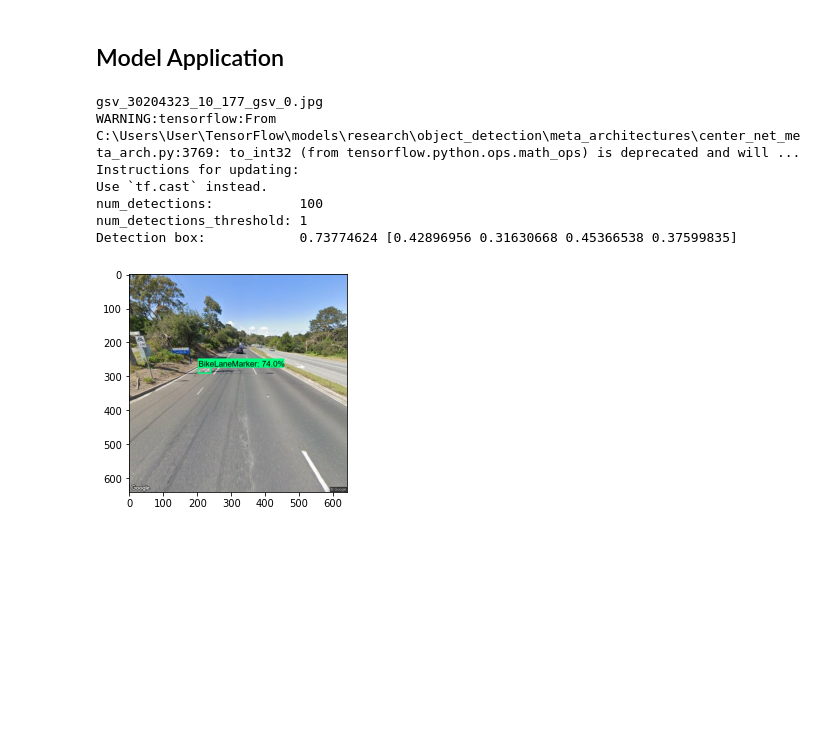
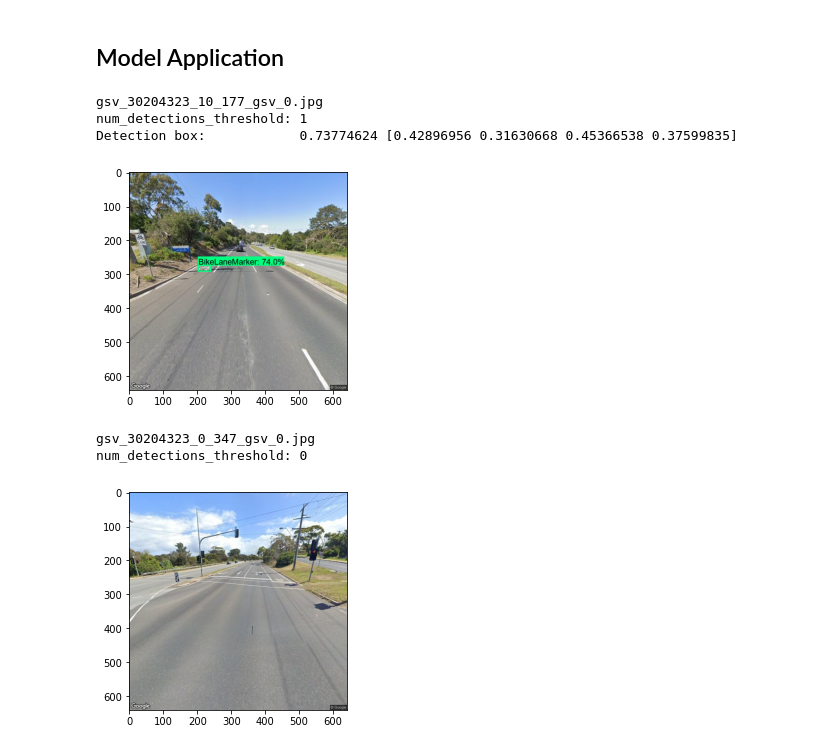
Before and after one commit to tylerrmit/minor_thesis, a Jupyter notebook: jupyter/Apply_Model.ipynb, the cells around one changed output. Saved outputs shown, nothing was run; the diff lists cells and outputs as text; code cells hidden in the pictures; blank space fills up the shorter version.

```diff
--- a/jupyter/Apply_Model.ipynb
+++ b/jupyter/Apply_Model.ipynb
@@ -89,7 +89,7 @@ category_index = label_map_util.create_category_index_from_labelmap(files['LABEL
 # %% [output]
 Latest Checkpoint: ckpt-27
 # %%
-def apply_model(IMAGE_FILENAME, min_score=0.5, write=True, display=False, verbose=False):
+def apply_model(IMAGE_FILENAME, min_score=0.5, write=True, display=False, log=False, verbose=False):
     if verbose:
         print(IMAGE_FILENAME)
 
@@ -123,13 +123,46 @@ def apply_model(IMAGE_FILENAME, min_score=0.5, write=True, display=False, verbos
                 num_detections_threshold = num_detections_threshold + 1
 
     if verbose:
-        print('num_detections:           ' + str(num_detections))
         print('num_detections_threshold: ' + str(num_detections_threshold))
 
         if num_detections_threshold > 0:
             for idx, score in enumerate(detections['detection_scores']):
                 if score >= min_score:
                     print('Detection box:            ' + str(score) + ' ' + str(detections['detection_boxes'][idx]))
+
+    if log and num_detections_threshold > 0:
+        try:
+            filename_split = IMAGE_FILENAME.split('_')
+            node_id   = filename_split[1]
+            offset_id = filename_split[2]
+            heading   = filename_split[3]
+
+            detection_log_path = os.path.join(paths['IMAGE_PATH_OUT'], 'detection_log.csv')
+
+            if not os.path.exists(detection_log_path):
+                detection_log = open(detection_log_path, 'w')
+                detection_log.write('node_id,offset_id,heading,score,bbox_0,bbox_1,bbox_2,bbox_3\n')
+            else:
+                detection_log = open(detection_log_path, 'a')
+
+            for idx, score in enumerate(detections['detection_scores']):
+                if score >= min_score:
+                    detection_log.write(
+                        str(node_id)   + ',' +
+                        str(offset_id) + ',' +
+                        str(heading)   + ',' +
+                        str(score)     + ',' +
+                        str(detections['detection_boxes'][idx][0]) + ',' +
+                        str(detections['detection_boxes'][idx][1]) + ',' +
+                        str(detections['detection_boxes'][idx][2]) + ',' +
+                        str(detections['detection_boxes'][idx][3]) + '\n'
+                    )
+
+            detection_log.close()
+
+        except Exception as e:
+            print('Unable to log detections for [' + IMAGE_FILENAME + ']: ' + str(sys.exc_value))
+
 
     if write or display:
         # Detection_classes should be ints.
@@ -164,13 +197,15 @@ def apply_model(IMAGE_FILENAME, min_score=0.5, write=True, display=False, verbos
 # %% [markdown]
 ## Model Application
 # %%
-apply_model('gsv_30204323_10_177_gsv_0.jpg', write=True, display=True, verbose=True)
+apply_model('gsv_30204323_10_177_gsv_0.jpg', write=False, display=True, log=True, verbose=True)
 # %% [output]
 gsv_30204323_10_177_gsv_0.jpg
-WARNING:tensorflow:From C:\Users\User\TensorFlow\models\research\object_detection\meta_architectures\center_net_meta_arch.py:3769: to_int32 (from tensorflow.python.ops.math_ops) is deprecated and will ...
-Instructions for updating:
-Use `tf.cast` instead.
-num_detections:           100
 num_detections_threshold: 1
 Detection box:            0.73774624 [0.42896956 0.31630668 0.45366538 0.37599835]
 [figure]
+# %%
+apply_model('gsv_30204323_0_347_gsv_0.jpg', write=False, display=True, log=True, verbose=True)
+# %% [output]
+gsv_30204323_0_347_gsv_0.jpg
+num_detections_threshold: 0
+[figure, added]
```
Also changed, not shown: parts of 3 cells of this notebook.
